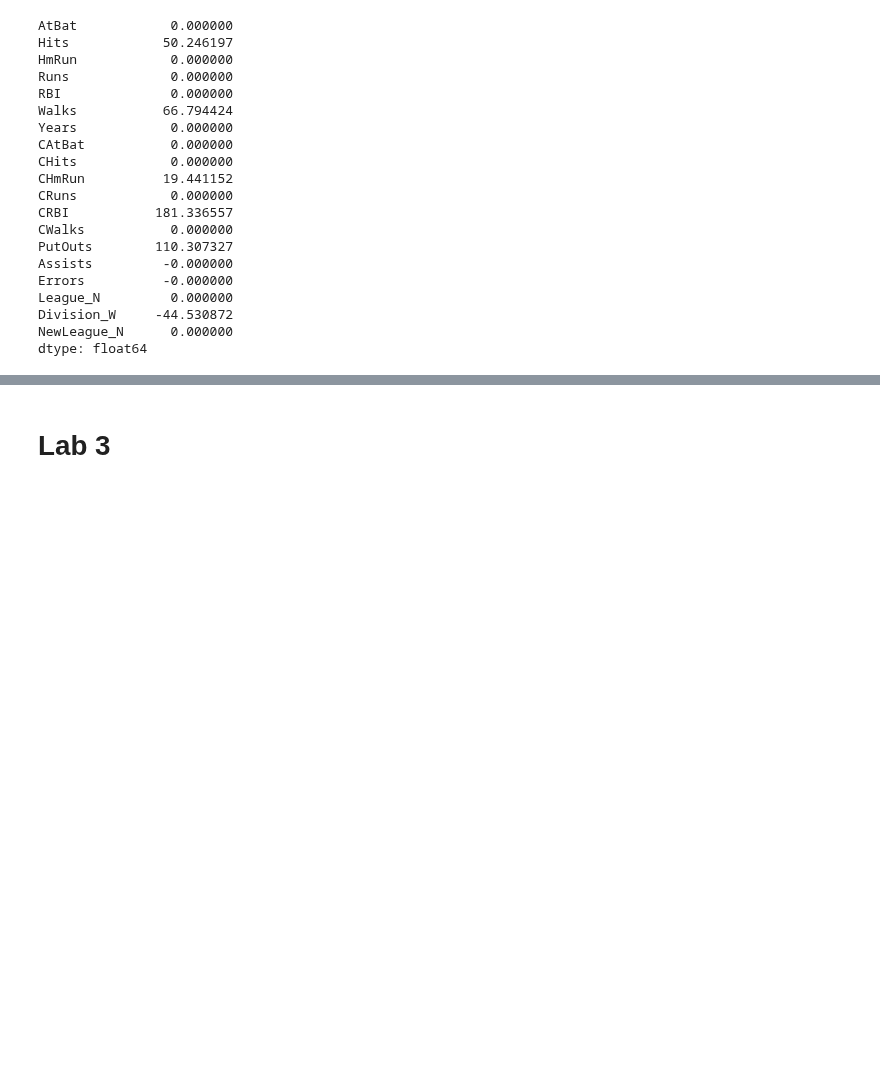
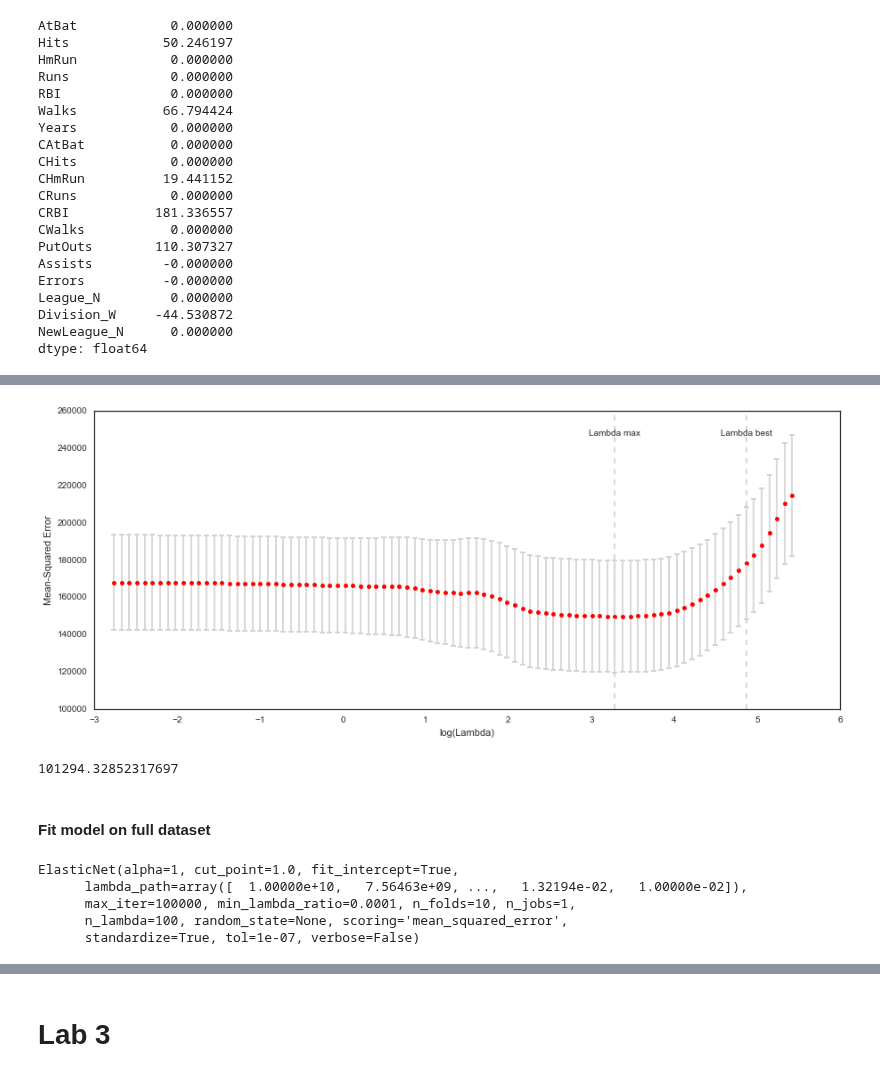
Before and after one commit to JWarmenhoven/ISLR-python, a Jupyter notebook: Notebooks/Chapter 6.ipynb, the cells around one changed output, grey strips where cells are left out. Saved outputs shown, nothing was run; the diff lists cells and outputs as text; code cells hidden in the pictures; blank space fills up the shorter version.

```diff
--- a/Notebooks/Chapter 6.ipynb
+++ b/Notebooks/Chapter 6.ipynb
@@ -459,0 +525,29 @@ dtype: float64
+# %%
+plt.figure(figsize=(15,6))
+plt.errorbar(np.log(lasso3.lambda_path_), -lasso3.cv_mean_score_, color='r', linestyle='None', marker='o',
+             markersize=5, yerr=lasso3.cv_standard_error_, ecolor='lightgrey', capthick=2)
+
+for ref, txt in zip([lasso3.lambda_best_, lasso3.lambda_max_], ['Lambda best', 'Lambda max']):
+    plt.axvline(x=np.log(ref), linestyle='dashed', color='lightgrey')
+    plt.text(np.log(ref), .95*plt.gca().get_ylim()[1], txt, ha='center')
+
+plt.xlabel('log(Lambda)')
+plt.ylabel('Mean-Squared Error');
+# %% [output]
+[figure, added]
+# %%
+pred = lasso3.predict(X_test2, lamb=lasso3.lambda_max_)
+mean_squared_error(y_test2, pred)
+# %% [output]
+101294.32852317697
+# %% [markdown]
+#### Fit model on full dataset
+# %%
+lasso4 = gln.ElasticNet(alpha=1, lambda_path=grid, scoring='mean_squared_error', n_folds=10)
+lasso4.fit(X, y)
+# %% [output]
+ElasticNet(alpha=1, cut_point=1.0, fit_intercept=True,
+      lambda_path=array([  1.00000e+10,   7.56463e+09, ...,   1.32194e-02,   1.00000e-02]),
+      max_iter=100000, min_lambda_ratio=0.0001, n_folds=10, n_jobs=1,
+      n_lambda=100, random_state=None, scoring='mean_squared_error',
+      standardize=True, tol=1e-07, verbose=False)
```
Also changed, not shown: parts of 10 cells of this notebook.
